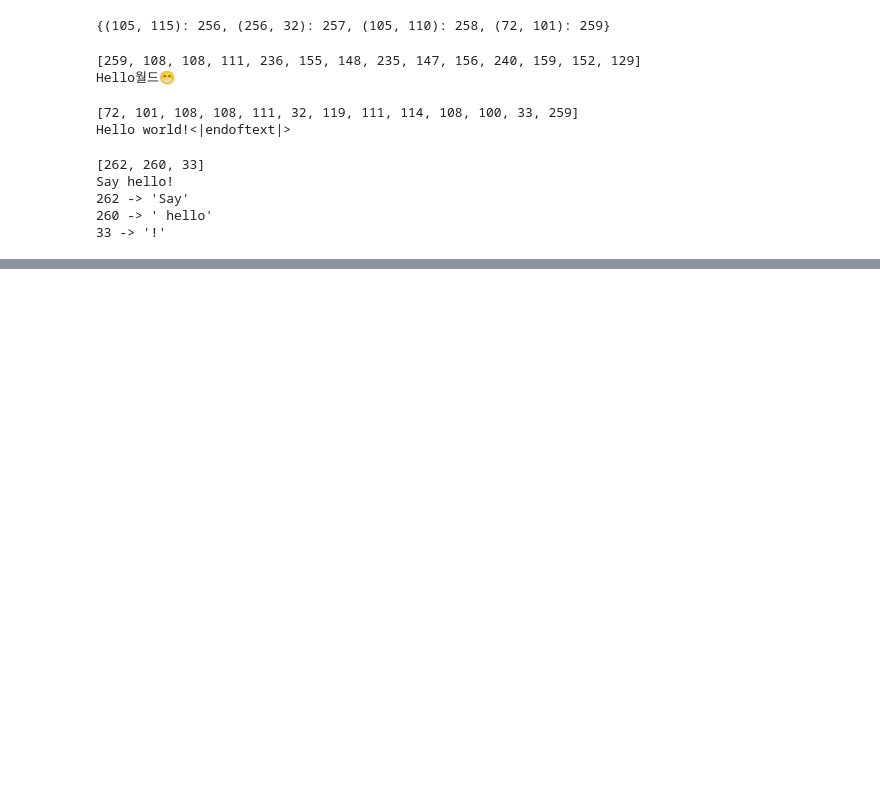
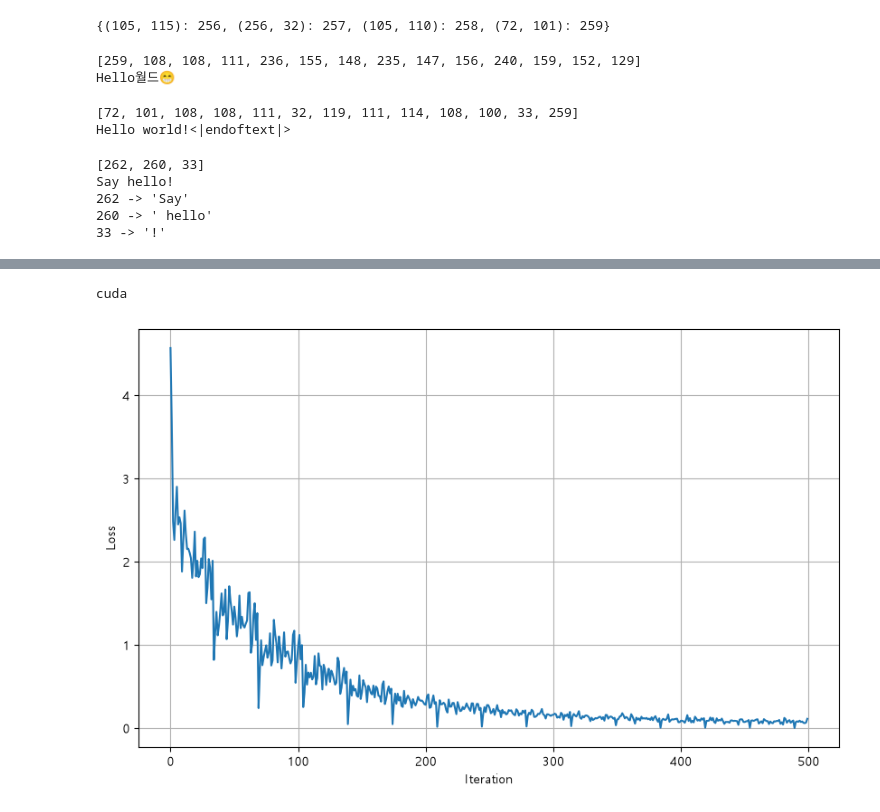
Before and after one commit to hjl4709/17-codebot, a Jupyter notebook: ch01.ipynb, the cells around one changed output, grey strips where cells are left out. Saved outputs shown, nothing was run; the diff lists cells and outputs as text; code cells hidden in the pictures; blank space fills up the shorter version.

```diff
--- a/ch01.ipynb
+++ b/ch01.ipynb
@@ -375,0 +674,14 @@ Say hello!
+# %%
+device = get_device()
+print(device)
+data_path = 'codebot/tiny_codes_sft.json'
+tokenizer_path = 'codebot/merge_rules.pkl'
+pretrain_model_path = 'codebot/model_pretrain.pt'
+sft_model_save_path = 'codebot/model_sft.pt'
+
+context_len = 256
+batch_size = 32
+learning_rate = 3e-4
+max_iters = 500
+# %% [output]
+cuda
@@ -375,0 +733,40 @@ Say hello!
+# %%
+tokenizer = BPETokenizer.load_from(tokenizer_path)
+dataset = SFTDataset(data_path, tokenizer, context_len)
+dataloader = DataLoader(dataset,
+                        batch_size=batch_size,
+                        shuffle=True)
+model = GPT.load_from(pretrain_model_path, device=device)
+optimizer = torch.optim.AdamW(model.parameters(),
+                              lr = learning_rate)
+losses = []
+data_iter = cycle(dataloader)
+# %%
+pbar = tqdm(range(max_iters))
+
+for i in pbar:
+    batch_x, batch_y = next(data_iter)
+    batch_x, batch_y = batch_x.to(device), batch_y.to(device)
+
+    logits = model(batch_x)
+    loss = F.cross_entropy(logits.view(-1, logits.size(-1)),
+                           batch_y.view(-1),
+                           ignore_index=-100)
+
+    optimizer.zero_grad()
+    loss.backward()
+    optimizer.step()
+    losses.append(loss.item())
+    pbar.set_postfix({'loss': f'{loss.item():.4f}'})
+
+
+plt.figure(figsize=(10, 6))
+plt.plot(losses)
+plt.xlabel('Iteration')
+plt.ylabel('Loss')
+plt.grid(True)
+plt.savefig('loss_sft.png')
+
+model.save(sft_model_save_path)
+# %% [output]
+[figure, added]
```
Also changed, not shown: parts of 13 cells of this notebook, 10 other files.
